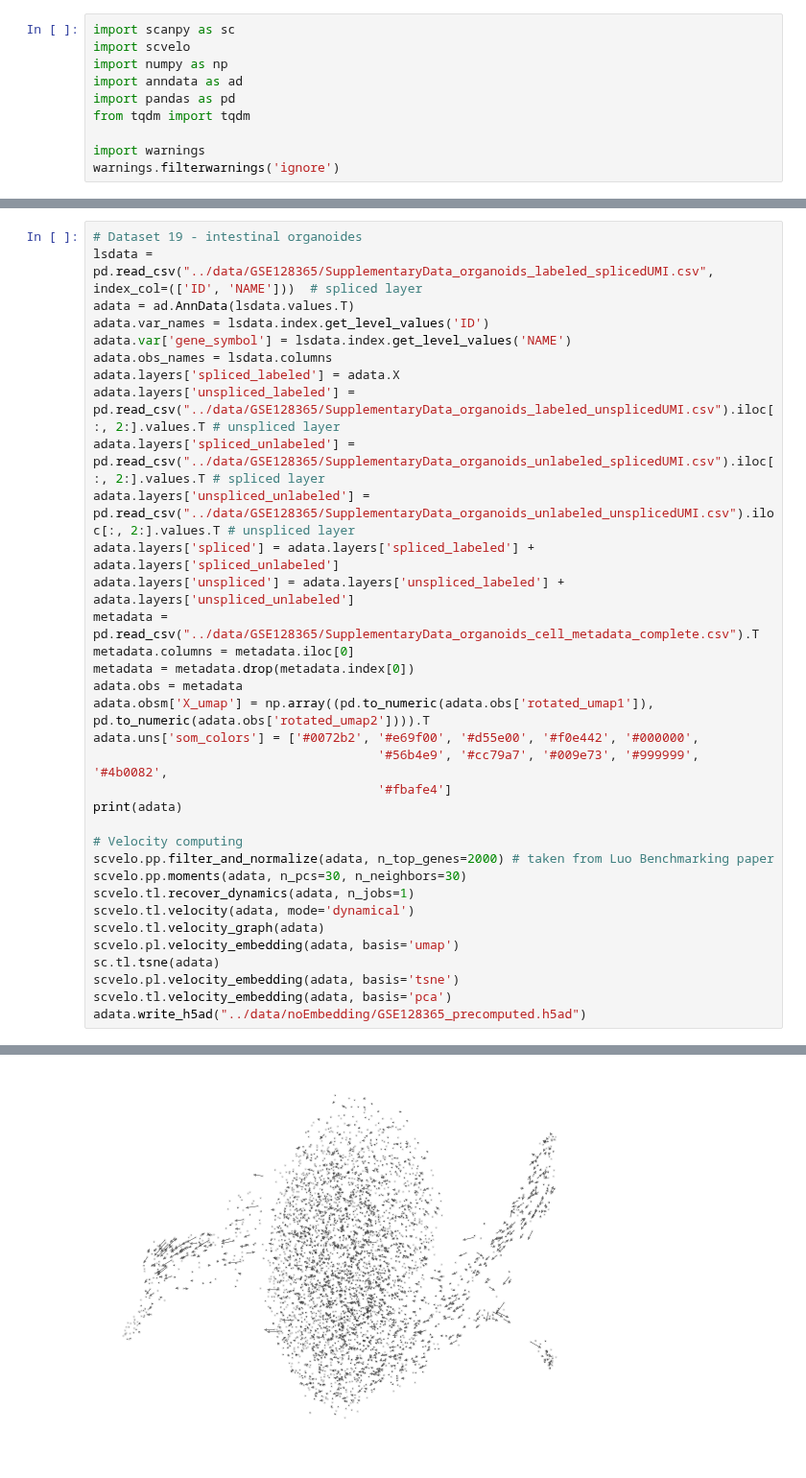
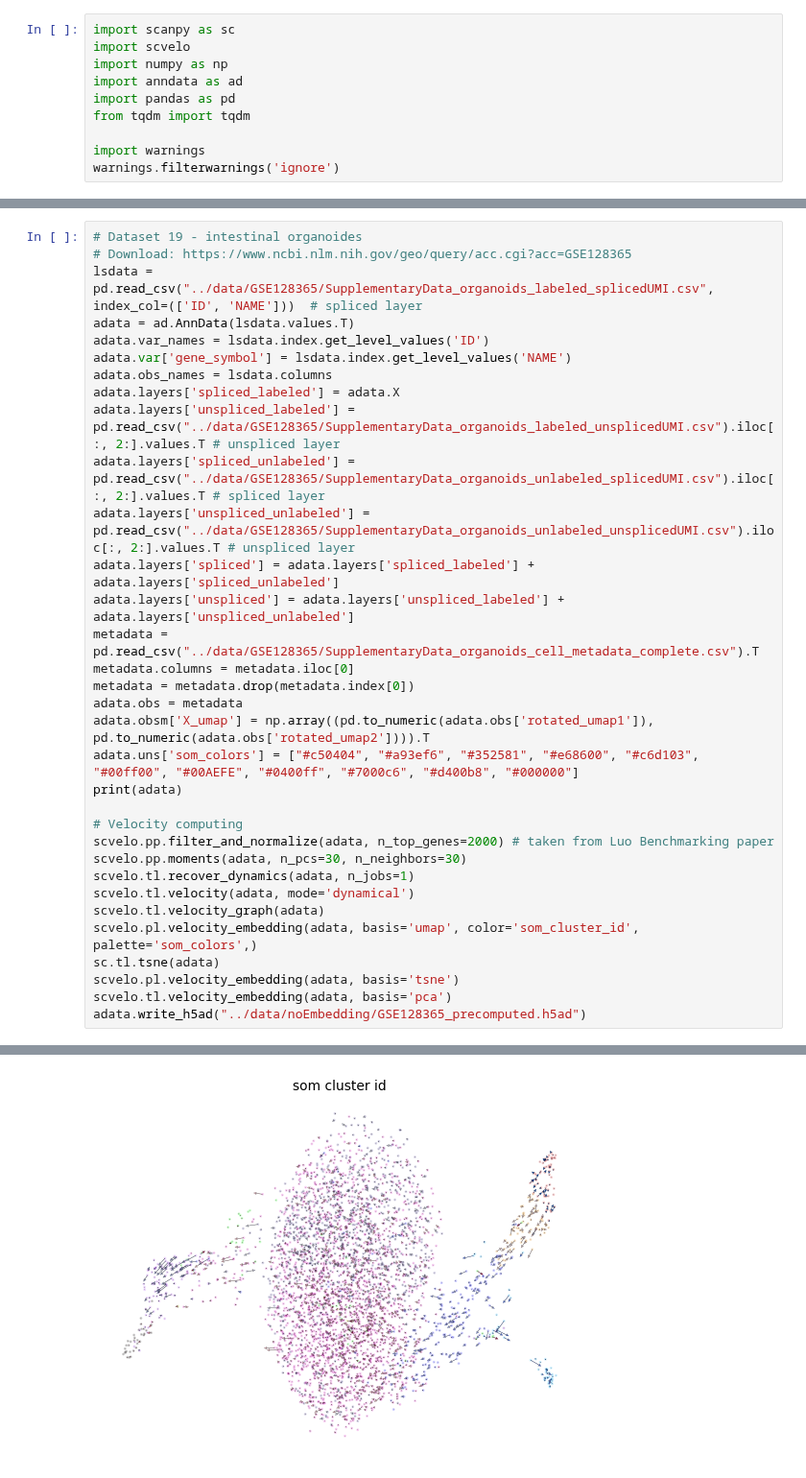
Before and after one commit to Johanna-Engeln/masterthesis_velocity, a Jupyter notebook: script/0414_dataPreparation2.ipynb, the cells around one changed output, grey strips where cells are left out. Shown at 96% size. Saved outputs shown, nothing was run; the diff lists cells and outputs as text.

```diff
--- a/script/0414_dataPreparation2.ipynb
+++ b/script/0414_dataPreparation2.ipynb
@@ -414,6 +430,7 @@ computing velocity embedding
     'velocity_pca', embedded velocity vectors (adata.obsm)
 # %%
 # Dataset 19 - intestinal organoides
+# Download: https://www.ncbi.nlm.nih.gov/geo/query/acc.cgi?acc=GSE128365
 lsdata = pd.read_csv("../data/GSE128365/SupplementaryData_organoids_labeled_splicedUMI.csv", index_col=(['ID', 'NAME']))  # spliced layer
 adata = ad.AnnData(lsdata.values.T)
 adata.var_names = lsdata.index.get_level_values('ID')
@@ -430,9 +447,7 @@ metadata.columns = metadata.iloc[0]
 metadata = metadata.drop(metadata.index[0])
 adata.obs = metadata
 adata.obsm['X_umap'] = np.array((pd.to_numeric(adata.obs['rotated_umap1']), pd.to_numeric(adata.obs['rotated_umap2']))).T
-adata.uns['som_colors'] = ['#0072b2', '#e69f00', '#d55e00', '#f0e442', '#000000',
-                                      '#56b4e9', '#cc79a7', '#009e73', '#999999', '#4b0082',
-                                      '#fbafe4']
+adata.uns['som_colors'] = ["#c50404", "#a93ef6", "#352581", "#e68600", "#c6d103", "#00ff00", "#00AEFE", "#0400ff", "#7000c6", "#d400b8", "#000000"]
 print(adata)
 
 # Velocity computing
@@ -441,7 +456,7 @@ scvelo.pp.moments(adata, n_pcs=30, n_neighbors=30)
 scvelo.tl.recover_dynamics(adata, n_jobs=1)
 scvelo.tl.velocity(adata, mode='dynamical')
 scvelo.tl.velocity_graph(adata)
-scvelo.pl.velocity_embedding(adata, basis='umap')
+scvelo.pl.velocity_embedding(adata, basis='umap', color='som_cluster_id', palette='som_colors',)
 sc.tl.tsne(adata)
 scvelo.pl.velocity_embedding(adata, basis='tsne')
 scvelo.tl.velocity_embedding(adata, basis='pca')
@@ -467,14 +482,14 @@ recovering dynamics (using 1/28 cores)
     'fit_pars', fitted parameters for splicing dynamics (adata.var)
 computing velocities
     finished (0:00:00) --> added
     'velocity', velocity vectors for each individual cell (adata.layers)
 computing velocity graph (using 1/28 cores)
     finished (0:00:03) --> added
     'velocity_graph', sparse matrix with cosine correlations (adata.uns)
 computing velocity embedding
     finished (0:00:00) --> added
     'velocity_umap', embedded velocity vectors (adata.obsm)
-[figure, old version]
+[figure, new version]
 computing velocity embedding
     finished (0:00:00) --> added
     'velocity_tsne', embedded velocity vectors (adata.obsm)
```
Also changed, not shown: parts of 12 cells of this notebook, 2 other files.
